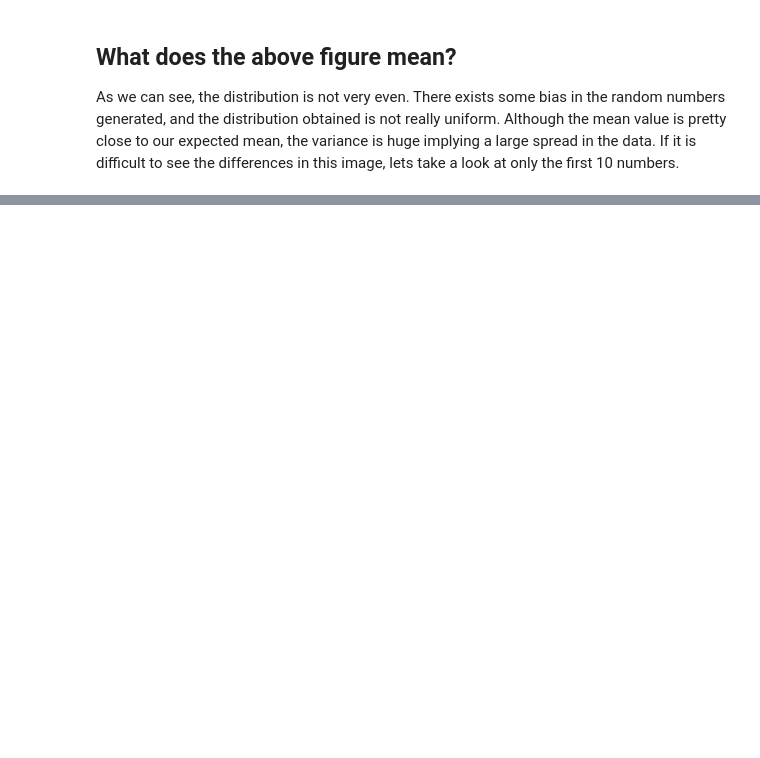
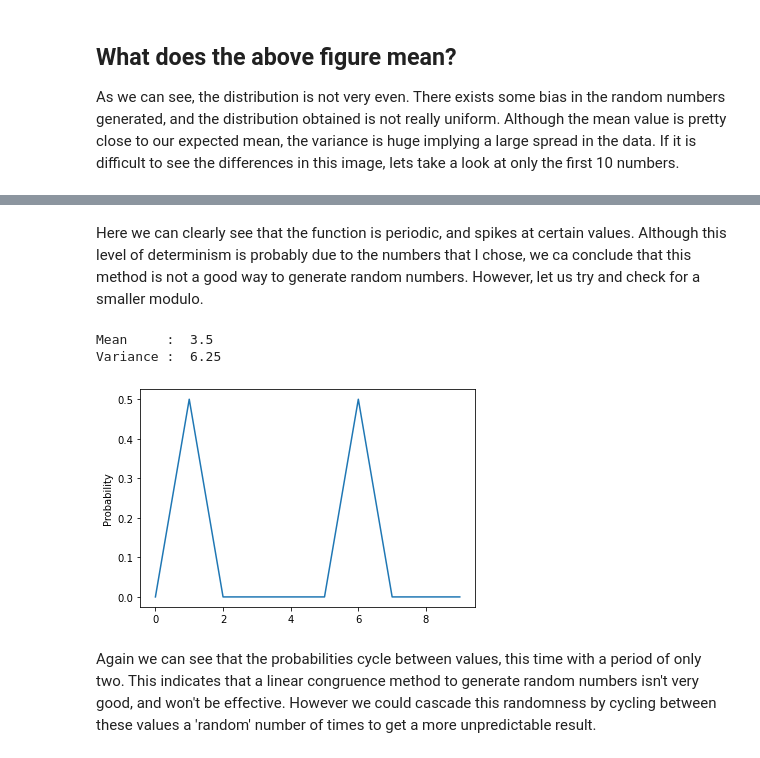
Before and after one commit to Defectors-IIIT/Puzzles, a Jupyter notebook: Extra/Untitled.ipynb, the cells around one changed output, grey strips where cells are left out. Cells and saved outputs as stored; diff of their text form; code cells hidden in the pictures; blank space fills up the shorter version.

```diff
--- a/Extra/Untitled.ipynb
+++ b/Extra/Untitled.ipynb
@@ -82,0 +113,12 @@ The mersenne twister is the most widely used pseudo-random number generator. It
+# %% [markdown]
+Here we can clearly see that the function is periodic, and  spikes at certain values. Although this level of determinism is probably due to the numbers that I chose, we ca conclude that this method is not a good way to generate random numbers. However, let us try and check for a smaller modulo.
+# %%
+x = list(range(0, 10))
+y = LinearCongruence(10, 100000)
+analyse(x, y, 10, 100000)
+# %% [output]
+Mean     :  3.5
+Variance :  6.25
+[figure, added]
+# %% [markdown]
+Again we can see that the probabilities cycle between values, this time with a period of only two. This indicates that a linear congruence method to generate random numbers isn't very good, and won't be effective. However we could cascade this randomness by cycling between these values a 'random' number of times to get a more unpredictable result.
```
Also changed, not shown: parts of 11 cells of this notebook.
